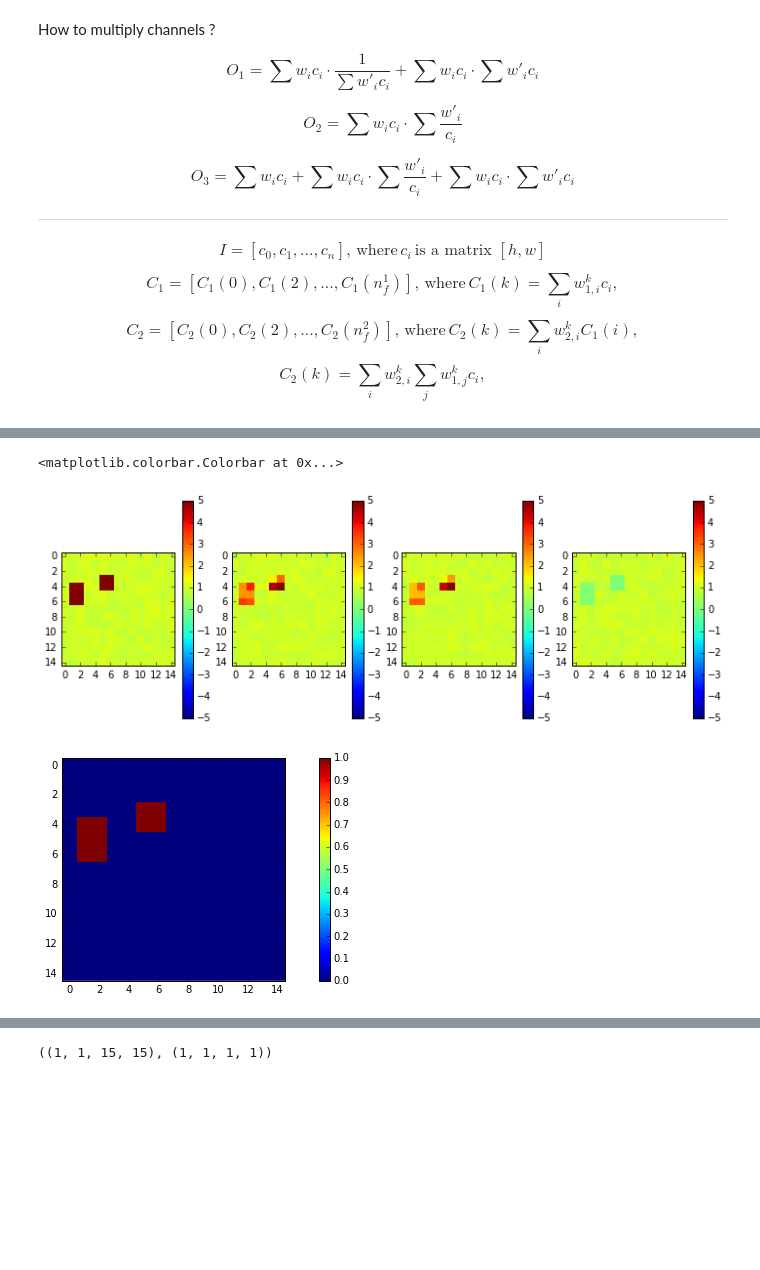
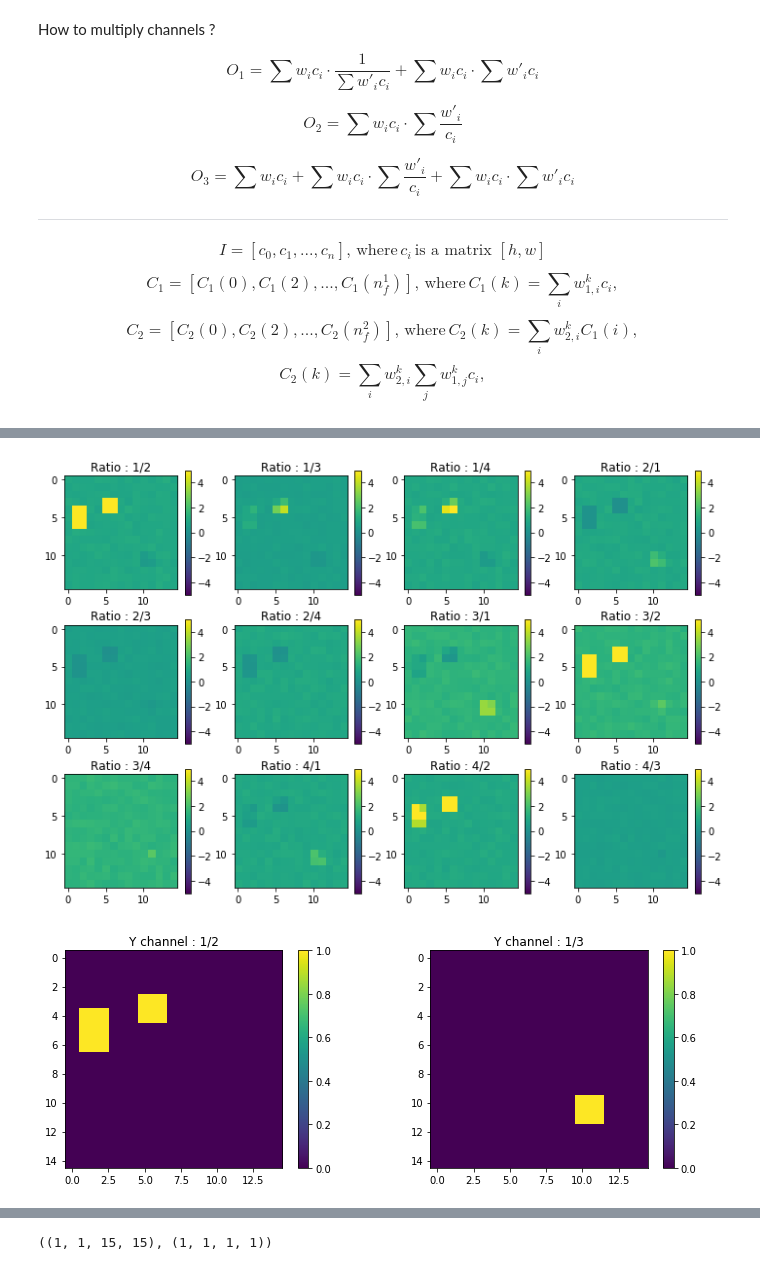
Before and after one commit to vfdev-5/DSTL_FD, a Jupyter notebook: examples/nn_tests.ipynb, the cells around one changed output, grey strips where cells are left out. Cells and saved outputs as stored; diff of their text form; code cells hidden in the pictures; blank space fills up the shorter version.

```diff
--- a/examples/nn_tests.ipynb
+++ b/examples/nn_tests.ipynb
@@ -196,8 +201,8 @@ def _conv(input_layer, n_filters_0=16, deep=False, size=3):
                       border_mode='same')(input_layer)
     return x
 # %%
-n_filters_0 = 2
-n_classes = 1
+n_filters_0 = 8
+n_classes = 2
 input_height = 15
 input_width = 15
 n_channels = 4*3
@@ -206,7 +211,6 @@ deep=False
 inputs = Input((n_channels, input_height, input_width))
 x = inputs
 
-# x = ratio(x, _conv, n_filters_0=n_filters_0, deep=deep, size=1)
 x = conv(x, n_filters_0, size=1, l=0.0)
 
 outputs = original_termination(x, n_classes, input_width, input_height)
@@ -279,31 +294,28 @@ x.shape
 # y = np.random.rand(batch_size, n_classes, input_height, input_width)
 # print y.min(), y.max()
 
-y = np.zeros((1,1,input_height, input_width), dtype=np.uint8)
+y = np.zeros((1,2,input_height, input_width), dtype=np.uint8)
 y[0,0,3:5,5:7] = 1
 y[0,0,4:7,1:3] = 1
+y[0,1,10:12,10:12] = 1
-# %%
-plt.figure(figsize=(12,4))
-plt.subplot(141)
-plt.imshow(x[0,0,:,:], interpolation='none', clim=[-5, 5])
-plt.colorbar()
-plt.subplot(142)
-plt.imshow(x[0,1,:,:], interpolation='none', clim=[-5, 5])
-plt.colorbar()
-plt.subplot(143)
-plt.imshow(x[0,2,:,:], interpolation='none', clim=[-5, 5])
-plt.colorbar()
-plt.subplot(144)
-plt.imshow(x[0,3,:,:], interpolation='none', clim=[-5, 5])
-plt.colorbar()
-
-plt.figure(figsize=(12,4))
-plt.imshow(y[0,0,:,:], interpolation='none')
-plt.colorbar()
-# %% [output]
-<matplotlib.colorbar.Colorbar at 0x...>
-[figure, removed]
-[figure, removed]
+# %%
+plt.figure(figsize=(12,8))
+ratios = ["1/2", "1/3", "1/4", "2/1", "2/3", "2/4", "3/1", "3/2", "3/4", "4/1", "4/2", "4/3"]
+for i in range(x.shape[1]):
+    plt.subplot(3,4,i+1)
+    plt.imshow(x[0,i,:,:], interpolation='none', clim=[-5, 5])
+    plt.colorbar()
+    plt.title("Ratio : %s" % ratios[i])
+
+plt.figure(figsize=(12,4))
+for i in range(y.shape[1]):
+    plt.subplot(1,y.shape[1],i+1)
+    plt.imshow(y[0,i,:,:], interpolation='none', clim=[0, 1])
+    plt.colorbar()
+    plt.title("Y channel : %s" % ratios[i])
+# %% [output]
+[figure, added]
+[figure, added]
 # %%
 batch_size=1
 hist = model.fit(x, y, nb_epoch=10, batch_size=batch_size, verbose=2)
```
Also changed, not shown: parts of 14 cells of this notebook, 8 other files.
